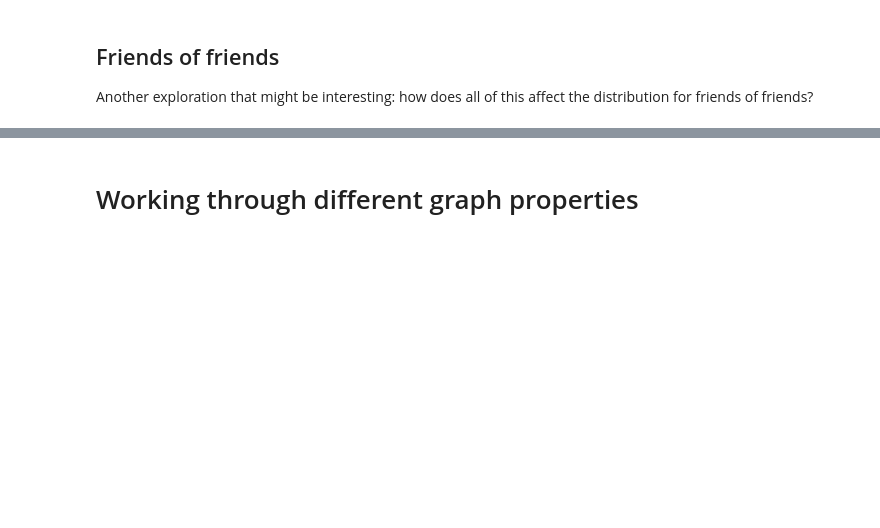
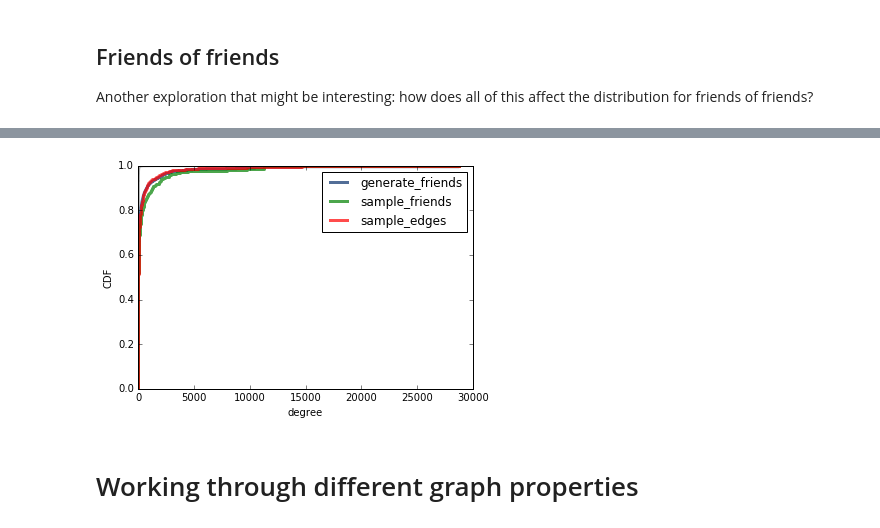
Before and after one commit to newsch/friend_value_hacking, a Jupyter notebook: code/serena.ipynb, the cells around one changed output, grey strips where cells are left out. Cells and saved outputs as stored; diff of their text form; code cells hidden in the pictures; blank space fills up the shorter version.

```diff
--- a/code/serena.ipynb
+++ b/code/serena.ipynb
@@ -320,3 +320,7 @@ compare_friend_degree(ws)
+# %%
+compare_friend_degree(youtube)
+# %% [output]
+[figure, added]
 # %% [markdown]
 # Working through different graph properties
 # %%
```
Also changed, not shown: parts of 24 cells of this notebook.
